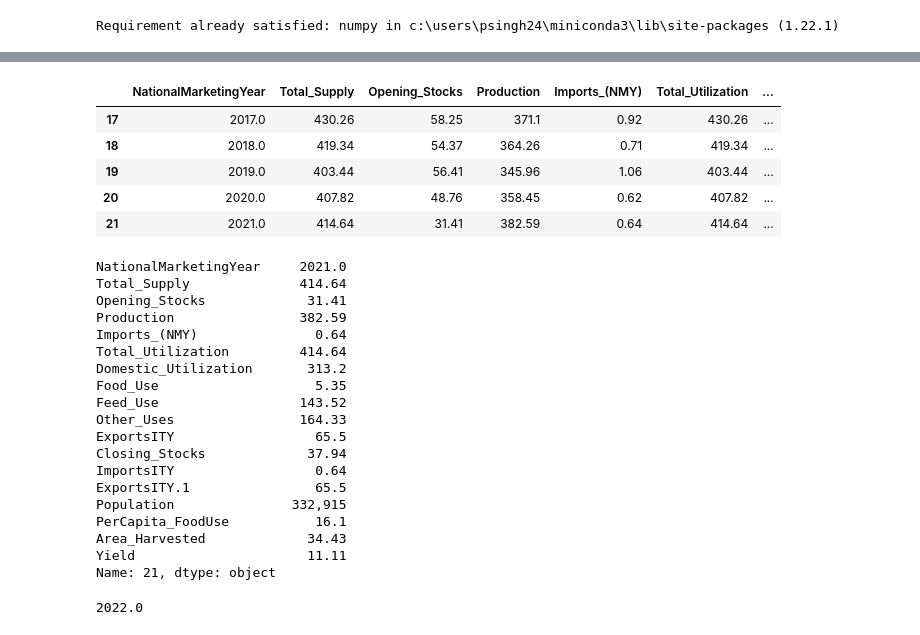
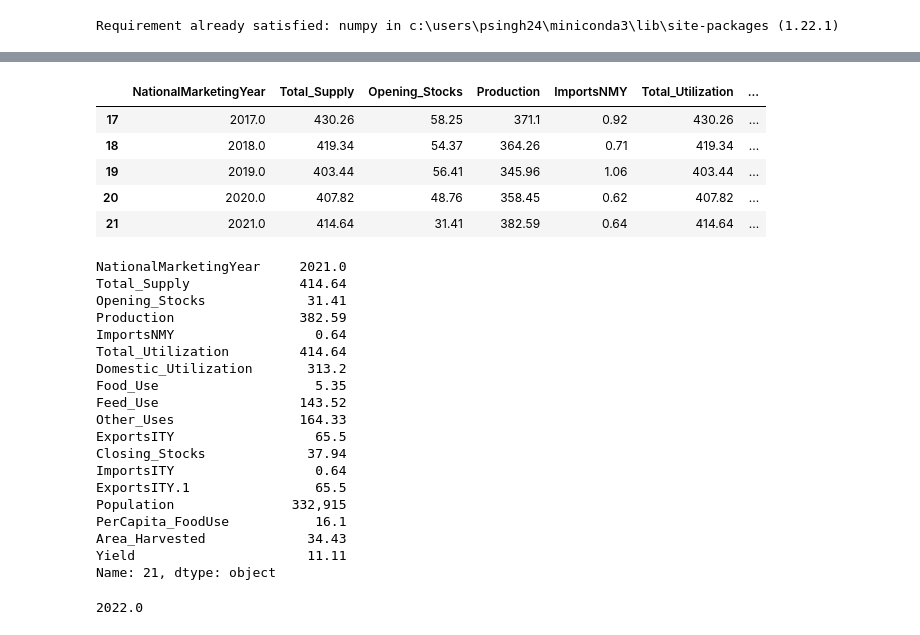
Before and after one commit to Puranjit/DataScience, a Jupyter notebook: Data Visualization Basic.ipynb, the cells around one changed output, grey strips where cells are left out. Cells and saved outputs as stored; diff of their text form; code cells hidden in the pictures.

```diff
--- a/Data Visualization Basic.ipynb
+++ b/Data Visualization Basic.ipynb
@@ -32,6 +32,6 @@ import numpy as np
 import math
 # %%
 # We have read the csv file and stored data in a variable that is further used to perform various operations in the notebook
-df = pd.read_csv('AMIS_2021.csv')
+data = pd.read_csv('AMIS_2021.csv')
 # %%
 # Prints out all of the data in the .csv file
@@ -125,10 +123,10 @@ Yield                         Tonnes/Ha
 Name: 22, dtype: object
 # %%
-df = df.drop([22])
+data = data.drop([22])
 # %%
-df.tail()
+data.tail()
 # %% [output]
-|  | NationalMarketingYear | Total_Supply | Opening_Stocks | Production | Imports_(NMY) | Total_Utilization | ... |
+|  | NationalMarketingYear | Total_Supply | Opening_Stocks | Production | ImportsNMY | Total_Utilization | ... |
 | 17 | 2017.0 | 430.26 | 58.25 | 371.1 | 0.92 | 430.26 | ... |
 | 18 | 2018.0 | 419.34 | 54.37 | 364.26 | 0.71 | 419.34 | ... |
 | 19 | 2019.0 | 403.44 | 56.41 | 345.96 | 1.06 | 403.44 | ... |
@@ -136,13 +134,13 @@ df.tail()
 | 21 | 2021.0 | 414.64 | 31.41 | 382.59 | 0.64 | 414.64 | ... |
 # %%
 # Prints out the entire last row
-df.iloc[-1]
+data.iloc[-1]
 # %% [output]
 NationalMarketingYear     2021.0
 Total_Supply              414.64
 Opening_Stocks             31.41
 Production                382.59
-Imports_(NMY)               0.64
+ImportsNMY                  0.64
 Total_Utilization         414.64
 Domestic_Utilization       313.2
 Food_Use                    5.35
```
Also changed, not shown: parts of 23 cells of this notebook.
